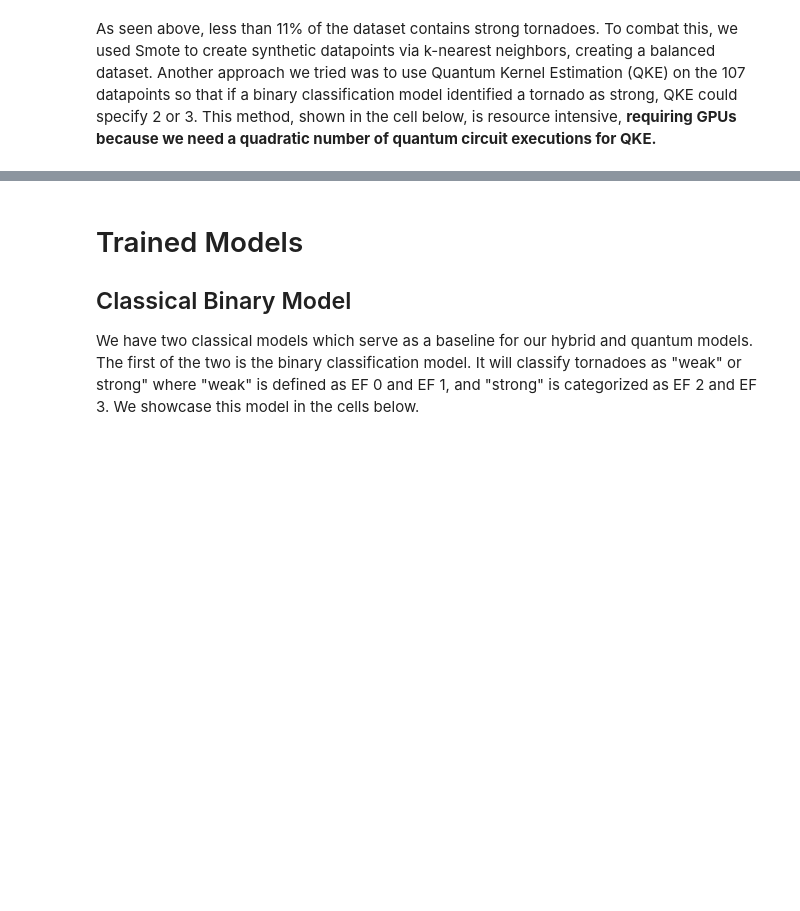
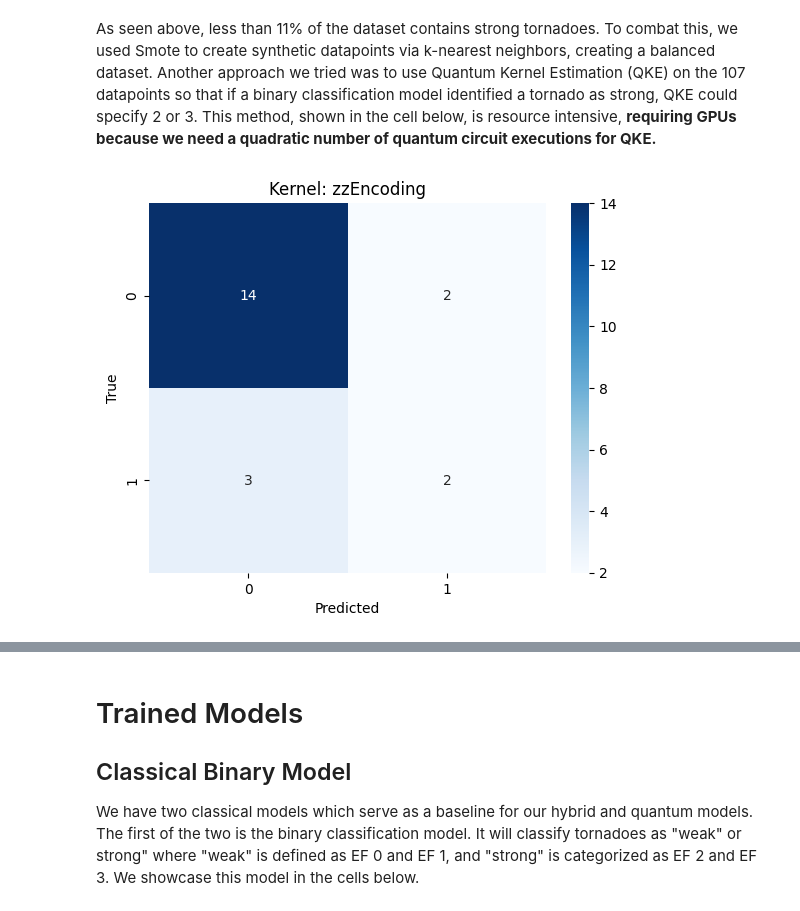
Before and after one commit to JaySeeDub/Quantathon2025, a Jupyter notebook: demo/demo.ipynb, the cells around one changed output, grey strips where cells are left out. Saved outputs shown, nothing was run; the diff lists cells and outputs as text; code cells hidden in the pictures; blank space fills up the shorter version.

```diff
--- a/demo/demo.ipynb
+++ b/demo/demo.ipynb
@@ -68,42 +68,105 @@ Strong Tornadoes: 107, Weak Tornadoes: 893, Total: 1000
 As seen above, less than 11% of the dataset contains strong tornadoes. To combat this, we used Smote to create synthetic datapoints via k-nearest neighbors, creating a balanced dataset. Another approach we tried was to use Quantum Kernel Estimation (QKE) on the 107 datapoints so that if a binary classification model identified a tornado as strong, QKE could specify 2 or 3. This method, shown in the cell below, is resource intensive, **requiring GPUs because we need a quadratic number of quantum circuit executions for QKE.**
 # %%
 from utils.Helper import removeWeakTornados
+import numpy as np
+import matplotlib.pyplot as plt
+from sklearn.svm import SVC
+from sklearn.metrics import confusion_matrix
+import seaborn as sns
 gammas = [50, 45, 40, 35, 30]
 
 encodingSettings = {
     "zzEncoding":True,
-    "zzEncoding_full_entangle":True,
+    "zzEncoding_full_entangle":False,
 }
 
 classicalKernelSettings = {
-    "rbf":True,
+    "rbf":False,
     "polynomial":False,
 }
 # Data paths
 TRAIN_FILE = '../Data/X_train_scaled.csv'
 TEST_FILE = '../Data/X_test_scaled.csv'
 LABEL_TRAIN_FILE = '../Data/2025-Quantathon-Tornado-Q-training_data-640-examples.xlsx'
 LABEL_TEST_FILE = '../Data/2025-Quantum-Tornado-Q-test_data-200-examples.xlsx'
-SAVE_LOCATION = "./kernels/"
+SAVE_LOCATION = "../Notebooks/kernels/"
 
 df_train = pd.read_csv(TRAIN_FILE)
 df_test = pd.read_csv(TEST_FILE)
 
 df_label_train_class = pd.read_excel(LABEL_TRAIN_FILE)["ef_class"]
 
 df_label_test_class = pd.read_excel(LABEL_TEST_FILE)["ef_class"]
 
 df_label_train_class, df_train = removeWeakTornados(df_label_train_class, df_train)
 df_label_test_class, df_test = removeWeakTornados(df_label_test_class, df_test)
 
 # Renormalize Data
 df_train = df_train.drop(df_train.columns[-1], axis = 1)
 df_train = np.tanh(df_train)
 df_test = df_test.drop(df_test.columns[-1], axis = 1)
 df_test = np.tanh(df_test)
 
-print(f"✓ Training data loaded: {df_train.shape[0]} rows, {df_train.shape[1]} columns")
-print(f"✓ Test data loaded: {df_test.shape[0]} rows, {df_test.shape[1]} columns")
+
+
+kernels_train = {}
+kernels_test = {}
+for kernel in encodingSettings:
+    if encodingSettings[kernel]:
+        kernels_train[kernel] = np.load(SAVE_LOCATION + kernel + "_kernel_train.npy", allow_pickle=True)
+        kernels_test[kernel] = np.load(SAVE_LOCATION + kernel + "_kernel_test.npy", allow_pickle=True)
+
+classical_kernels_train = {}
+classical_kernels_test = {}
+for kernel in classicalKernelSettings:
+    if classicalKernelSettings[kernel]:
+        for gamma in gammas:
+            classical_kernels_train[kernel, gamma] = np.load(SAVE_LOCATION + kernel + f"_gamma={gamma}_kernel_train.npy", allow_pickle=True)
+            classical_kernels_test[kernel, gamma] = np.load(SAVE_LOCATION + kernel + f"_gamma={gamma}_kernel_test.npy", allow_pickle=True)
+
+kernels_train = kernels_train | classical_kernels_train
+kernels_test = kernels_test | classical_kernels_test
+
+classifiers = {}
+for kernel in kernels_train:
+        if type(kernel) != tuple:
+                svc = SVC(kernel="precomputed", class_weight="balanced", probability=True)
+                svc.fit(kernels_train[kernel], df_label_train_class)
+                classifiers[kernel] = svc
+        else:
+                svc = SVC(kernel="precomputed", class_weight="balanced", probability=True)
+                svc.fit(classical_kernels_train[kernel].item()[kernel[1]], df_label_train_class)
+                classifiers[kernel] = svc
+
+
+
+
+#Analyze Data:
+# Predictions
+predictions = {}
+probs = {}
+for classifier in classifiers:
+    if type(classifier) != tuple:
+        predictions[classifier]=classifiers[classifier].predict(kernels_test[classifier])
+        probs[classifier]=classifiers[classifier].predict_proba(kernels_test[classifier])
+    else:
+        predictions[classifier]=classifiers[classifier].predict(kernels_test[classifier].item()[classifier[1]])
+        probs[classifier]=classifiers[classifier].predict_proba(kernels_test[classifier].item()[classifier[1]])
+
+# Confusion matrix
+cm = {}
+for prediction in predictions:
+    cm[prediction] = confusion_matrix(df_label_test_class, predictions[prediction])
+
+# Plot with seaborn
+for c in cm:
+    sns.heatmap(cm[c], annot=True, fmt='d', cmap='Blues')
+    plt.xlabel("Predicted")
+    plt.ylabel("True")
+    plt.title(f"Kernel: {c}")
+    plt.show()
+# %% [output]
+[figure, added]
 # %% [markdown]
 As many with machine learning experience can quickly notice, 8 (removing EF class and EF binary) features and 1000 datapoints is an extremely small dataset. We use a method known as "random shadows" to create more features. A simple explanation of this is as follows: we take each feature and project it into a higher-dimensional space and then look at the "shadow" cast from different angles. These shadows are expectation values for different bases, which can act as features themselves. This allows us to enhance our feature space from 8 features to 40 features, giving the model a richer set of representations to learn from. It is important to note that we can scale significantly further than 40 features. This arbitrary number was chosen to fit with the constraints of available resources. Even more features would increase the need for GPU resources.
 
```
Also changed, not shown: parts of 7 cells of this notebook, 3 other files.
